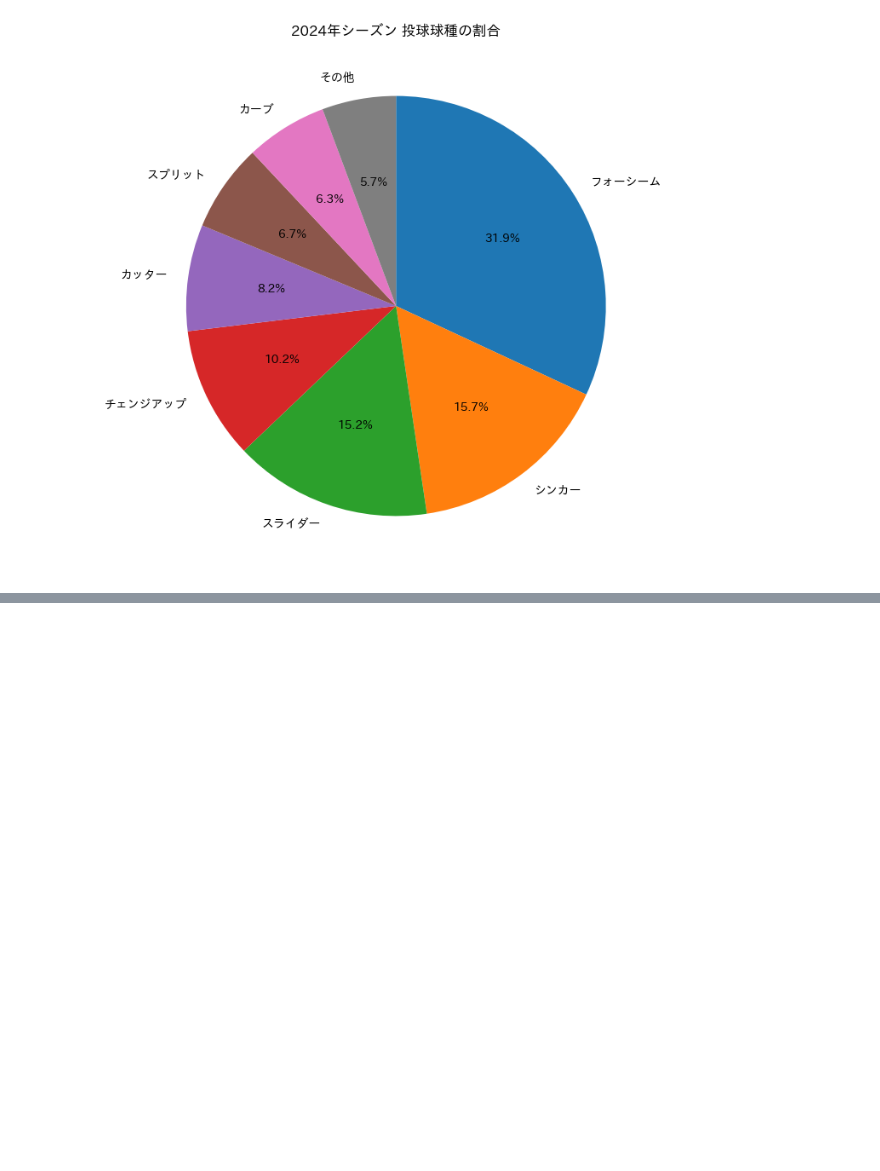
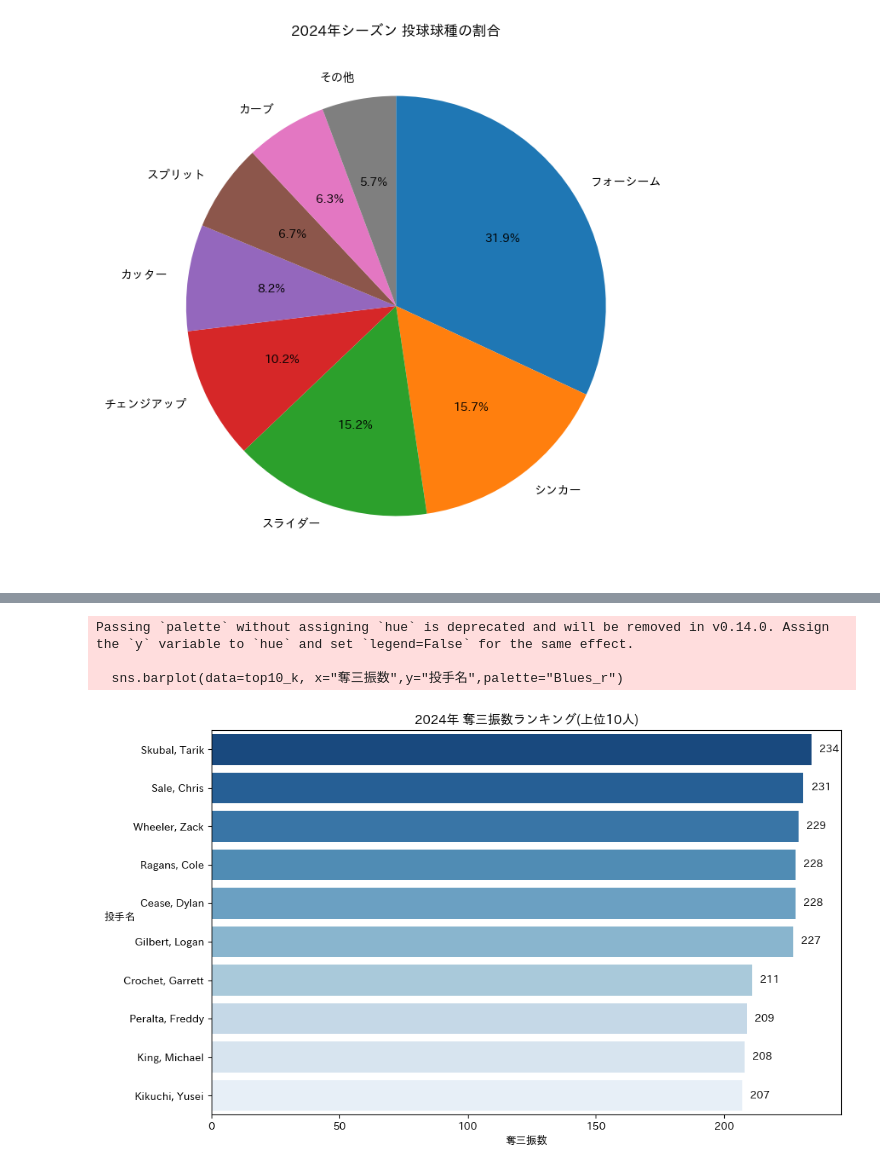
Before and after one commit to hitomitsu50/SportsData_Portfolio, a Jupyter notebook: 2024年_Statcast.ipynb, the cells around one changed output, grey strips where cells are left out. Drawn from its saved outputs; the diff is of its cells as text; code cells hidden in the pictures; blank space fills up the shorter version.

```diff
--- a/2024年_Statcast.ipynb
+++ b/2024年_Statcast.ipynb
@@ -28,4 +28,12 @@ import pandas as pd
 import matplotlib.pyplot as plt
 import seaborn as sns
 import japanize_matplotlib
+
+# 明示的に日本語フォントを設定 (IPAexGothic フォントファイルのパスを指定)
+# 利用可能なフォントリストで確認したパスを使用
+plt.rcParams['font.family'] = 'sans-serif' # 一般的なフォントファミリーに設定
+plt.rcParams['font.sans-serif'] = ['IPAexGothic'] # 具体的なフォントを指定
+
+# 必要に応じて他の設定も追加
+# plt.rcParams['axes.unicode_minus'] = False # 負の記号を日本語フォントで表示する場合
 # %%
@@ -199,3 +147,17 @@ plt.title("2024年シーズン 投球球種の割合")
 plt.show()
 # %% [output]
 [figure]
+# %%
+#2025年10月27日
+#欠損値を除外（投手名と奪三振に必要な列があるか確認）
+df_pitch=df[df["pitcher"].notnull() & df["events"].notnull()]
+#奪三振イベントだけを抽出
+#(見逃し三振：”strikeout",空振り三振:"strikeout_double_play")
+strikeouts=df_pitch[df_pitch["events"].isin(["strikeout","strikeout_double_play"])]
+#投手ごとの奪三振を集計
+k_counts=strikeouts["player_name"].value_counts().reset_index()
+k_counts.columns=["投手名","奪三振数"]
+
+#上位１０人表示
+top10_k=k_counts.head(10)
+print(top10_k)
@@ -201,0 +176,18 @@ plt.show()
+# %%
+#2025年10月28日
+#上位10人の奪三振ランキング（前のコードで取得済）
+plt.figure(figsize=(10,6))
+sns.barplot(data=top10_k, x="奪三振数",y="投手名",palette="Blues_r")
+plt.title("2024年 奪三振数ランキング(上位10人)")
+plt.xlabel("奪三振数")
+plt.ylabel("投手名",rotation=0)
+#奪三振数を棒の先端に表示
+for i, value in enumerate(top10_k["奪三振数"]):
+  plt.text(value + 3, i, f"{int(value)}",va="center",fontsize=10)
+plt.tight_layout()
+plt.show()
+# %% [output]
+Passing `palette` without assigning `hue` is deprecated and will be removed in v0.14.0. Assign the `y` variable to `hue` and set `legend=False` for the same effect.
+
+  sns.barplot(data=top10_k, x="奪三振数",y="投手名",palette="Blues_r")
+[figure, added]
```
Also changed, not shown: parts of 7 cells of this notebook.
